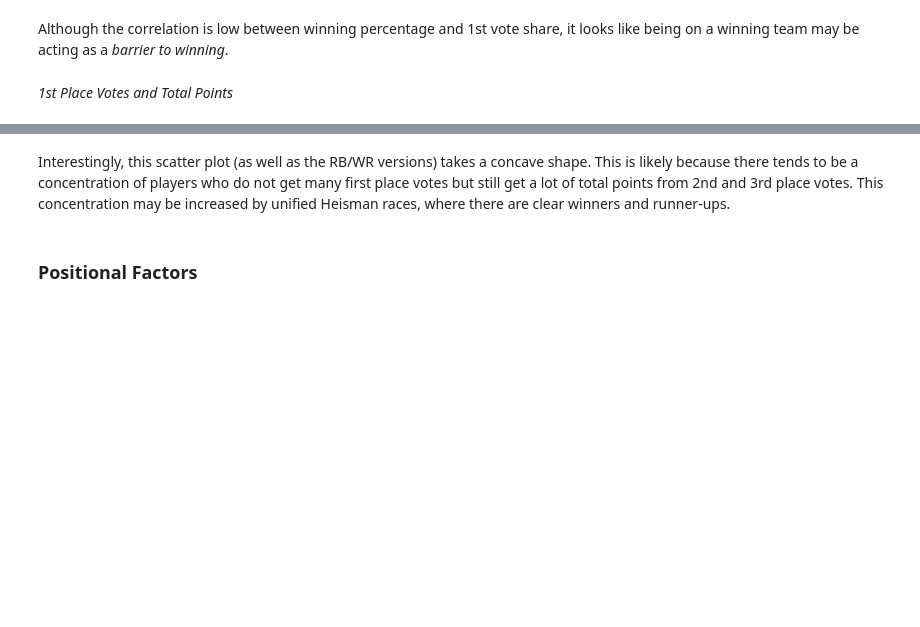
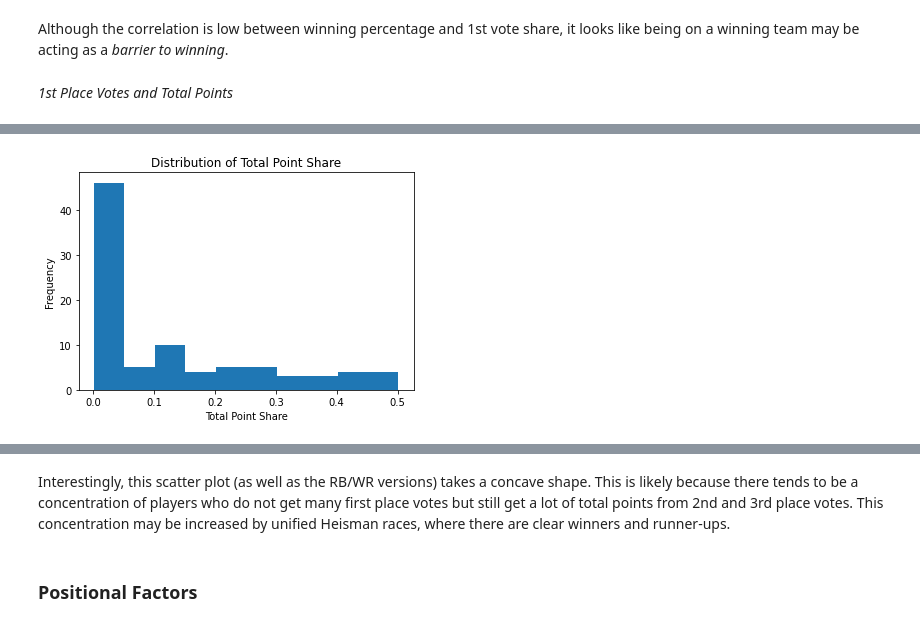
Before and after one commit to SeanSteinle/HeismanModeling, a Jupyter notebook: notebooks/ExploringHeismanCandidates.ipynb, the cells around one changed output, grey strips where cells are left out. Saved outputs shown, nothing was run; the diff lists cells and outputs as text; code cells hidden in the pictures; blank space fills up the shorter version.

```diff
--- a/notebooks/ExploringHeismanCandidates.ipynb
+++ b/notebooks/ExploringHeismanCandidates.ipynb
@@ -585 +620,9 @@ Text(0, 0.5, '1st Place Vote Share')
 [figure]
+# %%
+plt.hist(df_qb["TotalPointShare"])
+plt.title("Distribution of Total Point Share")
+plt.xlabel("Total Point Share")
+plt.ylabel("Frequency")
+plt.savefig('../plots/total_hist.jpg')
+# %% [output]
+[figure, added]
```
Also changed, not shown: parts of 12 cells of this notebook, 4 other files.
